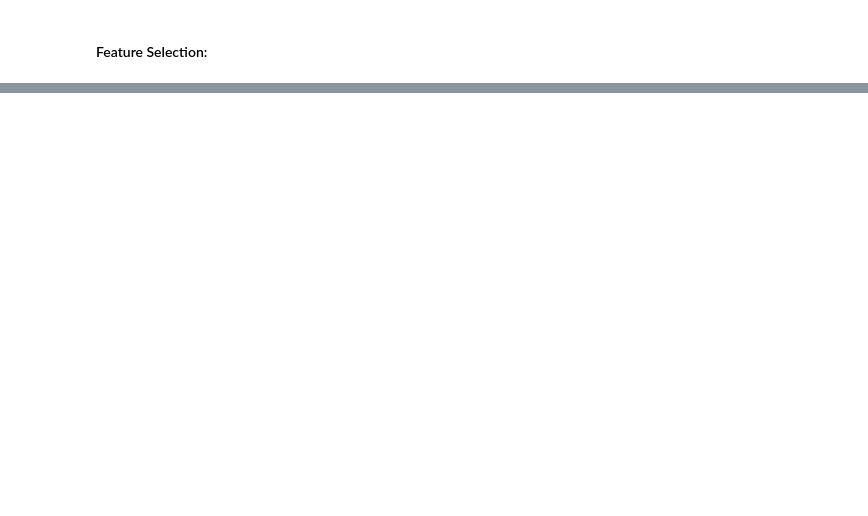
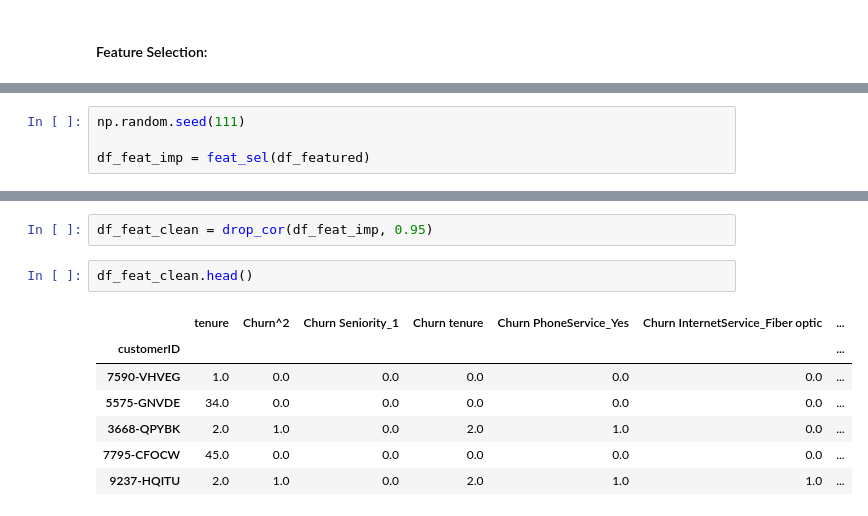
Before and after one commit to manugaco/use_cases, a Jupyter notebook: Customers_Churn_Prediction/Supervised_SL_Churn_prediction.ipynb, the cells around one changed output, grey strips where cells are left out. Cells and saved outputs as stored; diff of their text form; blank space fills up the shorter version.

```diff
--- a/Customers_Churn_Prediction/Supervised_SL_Churn_prediction.ipynb
+++ b/Customers_Churn_Prediction/Supervised_SL_Churn_prediction.ipynb
@@ -724,0 +753,4 @@ df_featured
+# %%
+np.random.seed(111)
+
+df_feat_imp = feat_sel(df_featured)
@@ -724,0 +769,12 @@ df_featured
+# %%
+df_feat_clean = drop_cor(df_feat_imp, 0.95)
+# %%
+df_feat_clean.head()
+# %% [output]
+|  | tenure | Churn^2 | Churn Seniority_1 | Churn tenure | Churn PhoneService_Yes | Churn InternetService_Fiber optic | ... |
+| customerID |  |  |  |  |  |  | ... |
+| 7590-VHVEG | 1.0 | 0.0 | 0.0 | 0.0 | 0.0 | 0.0 | ... |
+| 5575-GNVDE | 34.0 | 0.0 | 0.0 | 0.0 | 0.0 | 0.0 | ... |
+| 3668-QPYBK | 2.0 | 1.0 | 0.0 | 2.0 | 1.0 | 0.0 | ... |
+| 7795-CFOCW | 45.0 | 0.0 | 0.0 | 0.0 | 0.0 | 0.0 | ... |
+| 9237-HQITU | 2.0 | 1.0 | 0.0 | 2.0 | 1.0 | 1.0 | ... |
```
Also changed, not shown: parts of 10 cells of this notebook.
